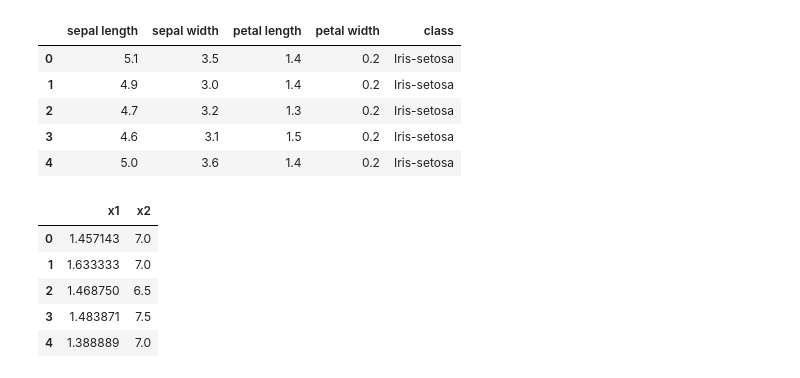
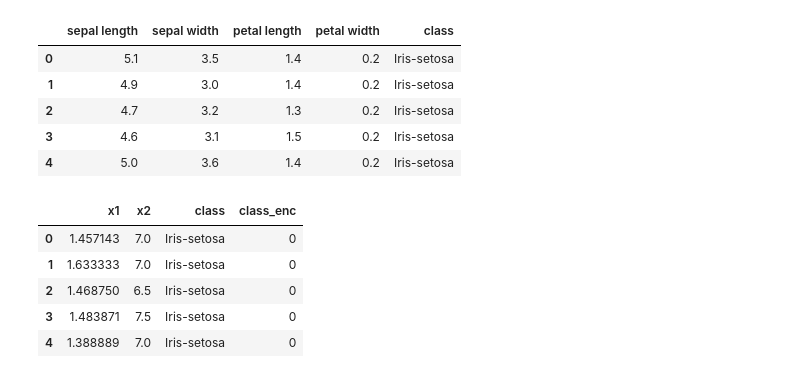
Before and after one commit to chandms/Security_Analytics, a Jupyter notebook: Assignment2/Problem4.ipynb, the cells around one changed output. Cells and saved outputs as stored; diff of their text form; code cells hidden in the pictures.

```diff
--- a/Assignment2/Problem4.ipynb
+++ b/Assignment2/Problem4.ipynb
@@ -19,8 +22,7 @@ iris.head()
 | 3 | 4.6 | 3.1 | 1.5 | 0.2 | Iris-setosa |
 | 4 | 5.0 | 3.6 | 1.4 | 0.2 | Iris-setosa |
 # %%
-iris_df = pd.DataFrame()
-iris_obj=pd.DataFrame()
+iris_df_new = pd.DataFrame()
 # %%
 def get_class(x):
     if x=='Iris-setosa':
@@ -30,16 +32,16 @@ def get_class(x):
     else:
         return 2
 # %%
-iris_df['x1']=iris['sepal length']/iris['sepal width']
-iris_df['x2']=iris['petal length']/iris['petal width']
-iris_obj['class']=iris['class']
-iris_obj['class']=iris_obj['class'].apply(lambda x: get_class(x))
+iris_df_new['x1']=iris['sepal length']/iris['sepal width']
+iris_df_new['x2']=iris['petal length']/iris['petal width']
+iris_df_new['class']=iris['class']
+iris_df_new['class_enc']=iris_df_new['class'].apply(lambda x: get_class(x))
 # %%
-iris_df.head()
+iris_df_new.head()
 # %% [output]
-|  | x1 | x2 |
-| 0 | 1.457143 | 7.0 |
-| 1 | 1.633333 | 7.0 |
-| 2 | 1.468750 | 6.5 |
-| 3 | 1.483871 | 7.5 |
-| 4 | 1.388889 | 7.0 |
+|  | x1 | x2 | class | class_enc |
+| 0 | 1.457143 | 7.0 | Iris-setosa | 0 |
+| 1 | 1.633333 | 7.0 | Iris-setosa | 0 |
+| 2 | 1.468750 | 6.5 | Iris-setosa | 0 |
+| 3 | 1.483871 | 7.5 | Iris-setosa | 0 |
+| 4 | 1.388889 | 7.0 | Iris-setosa | 0 |
```
Also changed, not shown: parts of 25 cells of this notebook, 3 other files.
